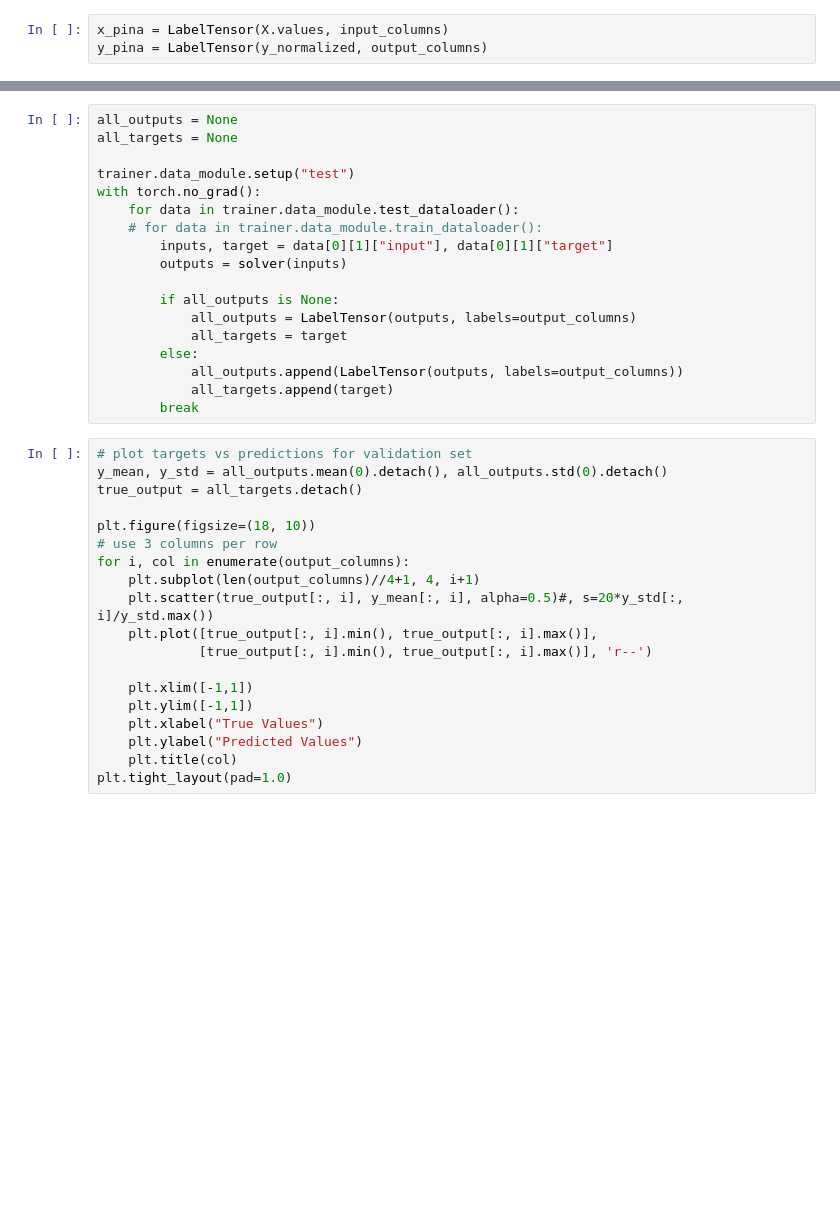
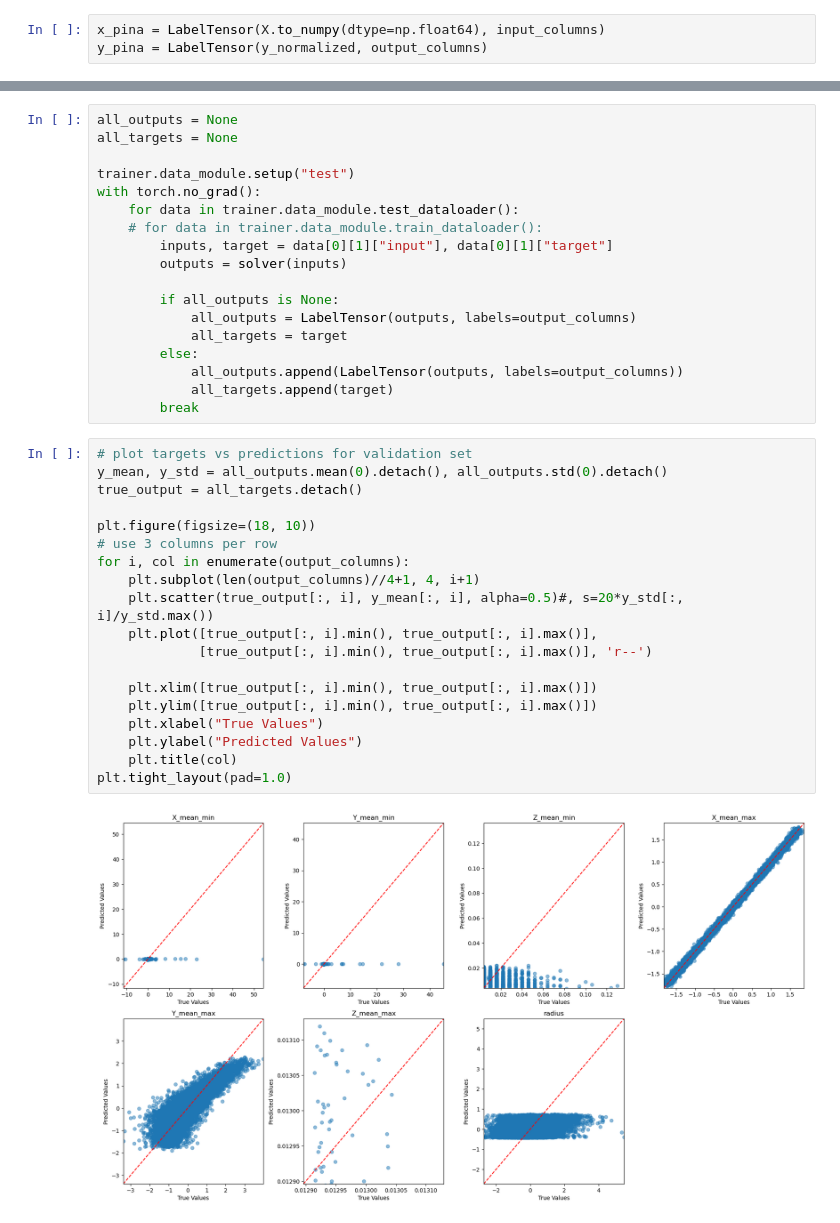
Before and after one commit to green3diamond/TambOpt-zlt, a Jupyter notebook: notebooks/06_train_using_PINA_Cone_50k.ipynb, the cells around one changed output, grey strips where cells are left out. Cells and saved outputs as stored; diff of their text form; blank space fills up the shorter version.

```diff
--- a/notebooks/06_train_using_PINA_Cone_50k.ipynb
+++ b/notebooks/06_train_using_PINA_Cone_50k.ipynb
@@ -105,7 +171,7 @@ from pina.solver import DeepEnsembleSupervisedSolver
 from pina.callback import MetricTracker
 import torch
 # %%
-x_pina = LabelTensor(X.values, input_columns)
+x_pina = LabelTensor(X.to_numpy(dtype=np.float64), input_columns)
 y_pina = LabelTensor(y_normalized, output_columns)
 # %%
 class BayesianProblem(AbstractProblem):
@@ -206,19 +299,21 @@ with torch.no_grad():
 # %%
 # plot targets vs predictions for validation set
 y_mean, y_std = all_outputs.mean(0).detach(), all_outputs.std(0).detach()
 true_output = all_targets.detach()
 
 plt.figure(figsize=(18, 10))
 # use 3 columns per row
 for i, col in enumerate(output_columns):
     plt.subplot(len(output_columns)//4+1, 4, i+1)
     plt.scatter(true_output[:, i], y_mean[:, i], alpha=0.5)#, s=20*y_std[:, i]/y_std.max())
     plt.plot([true_output[:, i].min(), true_output[:, i].max()],
              [true_output[:, i].min(), true_output[:, i].max()], 'r--')
 
-    plt.xlim([-1,1])
-    plt.ylim([-1,1])
+    plt.xlim([true_output[:, i].min(), true_output[:, i].max()])
+    plt.ylim([true_output[:, i].min(), true_output[:, i].max()])
     plt.xlabel("True Values")
     plt.ylabel("Predicted Values")
     plt.title(col)
 plt.tight_layout(pad=1.0)
+# %% [output]
+[figure, added]
```
Also changed, not shown: parts of 12 cells of this notebook.
